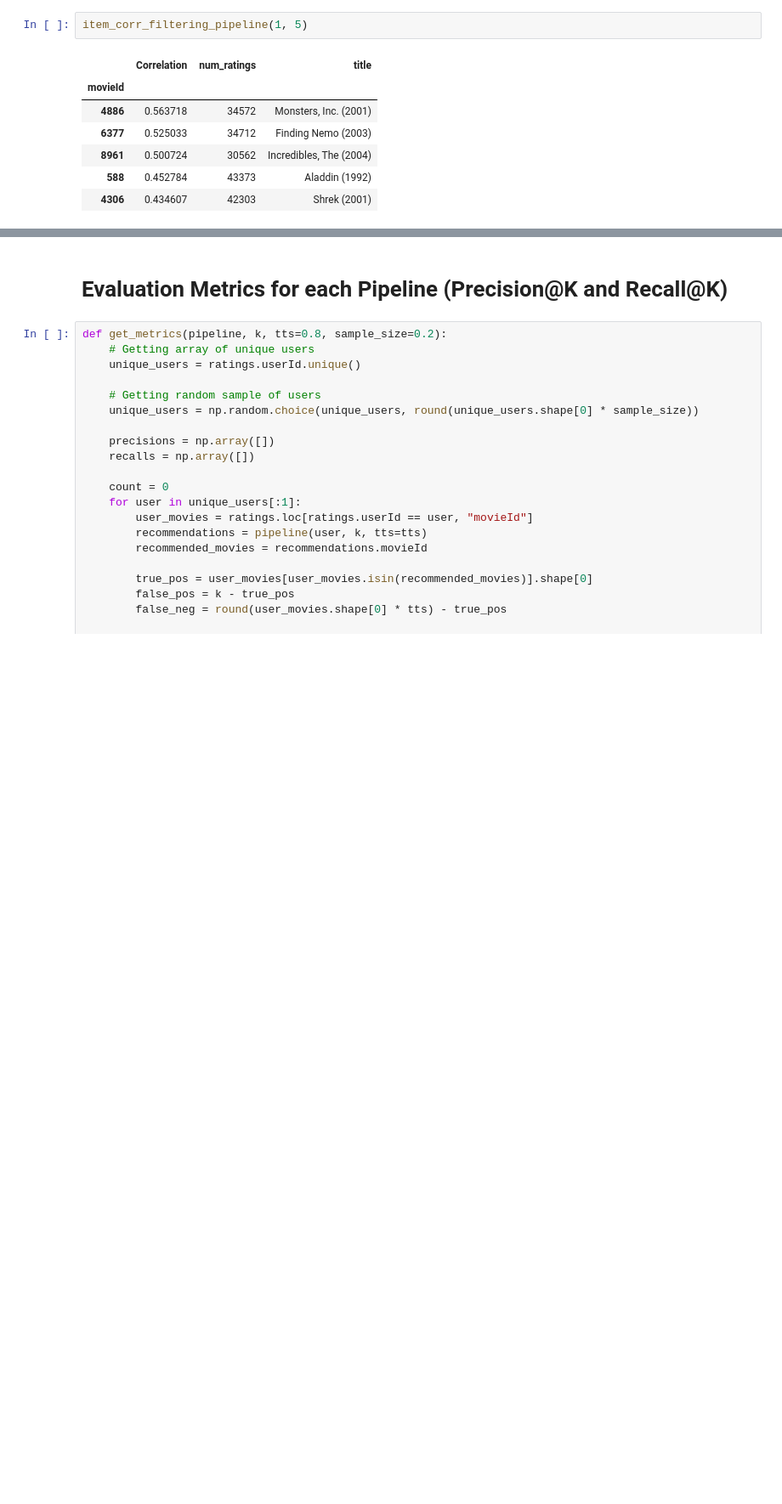
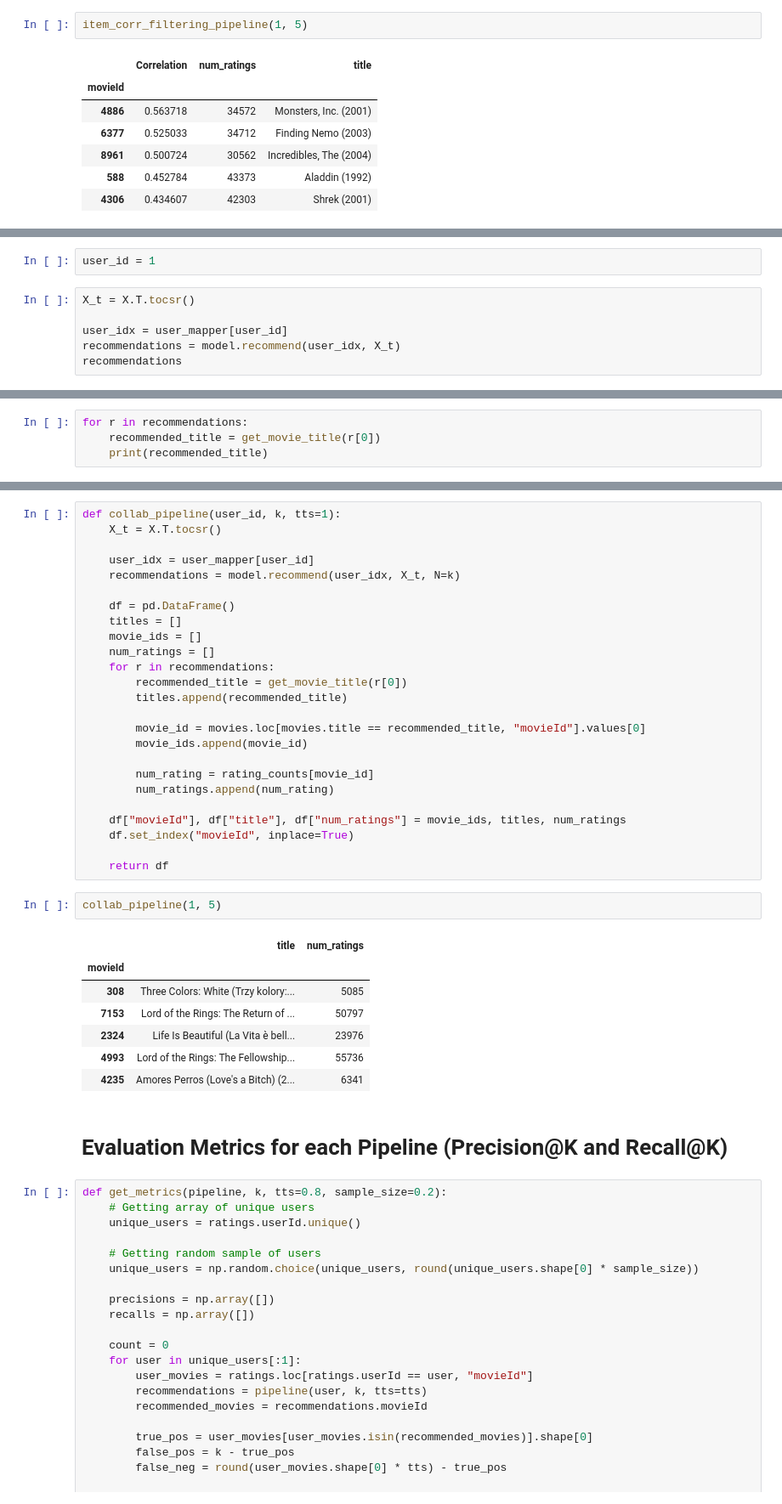
Before and after one commit to jeremylee73/bestclass-recommender, a Jupyter notebook: MovieLens Experimentation.ipynb, the cells around one changed output, grey strips where cells are left out. Shown at 85% size. Cells and saved outputs as stored; diff of their text form; blank space fills up the shorter version.

Commit message:
collaborative filtering w/ als

```diff
--- a/MovieLens Experimentation.ipynb
+++ b/MovieLens Experimentation.ipynb
@@ -732,0 +849,8 @@ item_corr_filtering_pipeline(1, 5)
+# %%
+user_id = 1
+# %%
+X_t = X.T.tocsr()
+
+user_idx = user_mapper[user_id]
+recommendations = model.recommend(user_idx, X_t)
+recommendations
@@ -732,0 +868,4 @@ item_corr_filtering_pipeline(1, 5)
+# %%
+for r in recommendations:
+    recommended_title = get_movie_title(r[0])
+    print(recommended_title)
@@ -733,3 +883,38 @@ item_corr_filtering_pipeline(1, 5)
+# %%
+def collab_pipeline(user_id, k, tts=1):
+    X_t = X.T.tocsr()
+
+    user_idx = user_mapper[user_id]
+    recommendations = model.recommend(user_idx, X_t, N=k)
+
+    df = pd.DataFrame()
+    titles = []
+    movie_ids = []
+    num_ratings = []
+    for r in recommendations:
+        recommended_title = get_movie_title(r[0])
+        titles.append(recommended_title)
+
+        movie_id = movies.loc[movies.title == recommended_title, "movieId"].values[0]
+        movie_ids.append(movie_id)
+
+        num_rating = rating_counts[movie_id]
+        num_ratings.append(num_rating)
+
+    df["movieId"], df["title"], df["num_ratings"] = movie_ids, titles, num_ratings
+    df.set_index("movieId", inplace=True)
+
+    return df
+# %%
+collab_pipeline(1, 5)
+# %% [output]
+|  | title | num_ratings |
+| movieId |  |  |
+| 308 | Three Colors: White (Trzy kolory:... | 5085 |
+| 7153 | Lord of the Rings: The Return of ... | 50797 |
+| 2324 | Life Is Beautiful (La Vita è bell... | 23976 |
+| 4993 | Lord of the Rings: The Fellowship... | 55736 |
+| 4235 | Amores Perros (Love's a Bitch) (2... | 6341 |
 # %% [markdown]
 # Evaluation Metrics for each Pipeline (Precision@K and Recall@K)
 # %%
```
Also changed, not shown: parts of 27 cells of this notebook.
